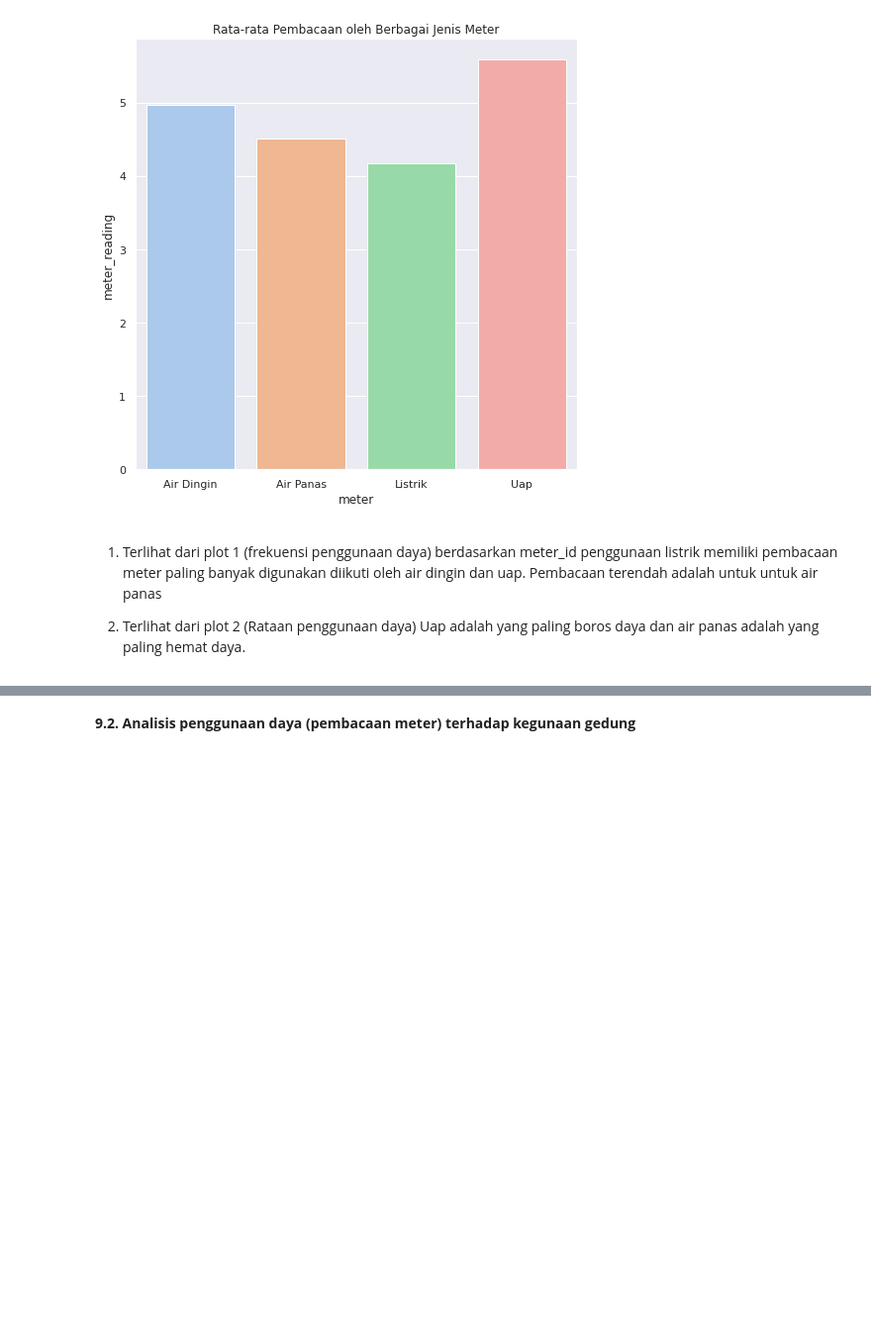
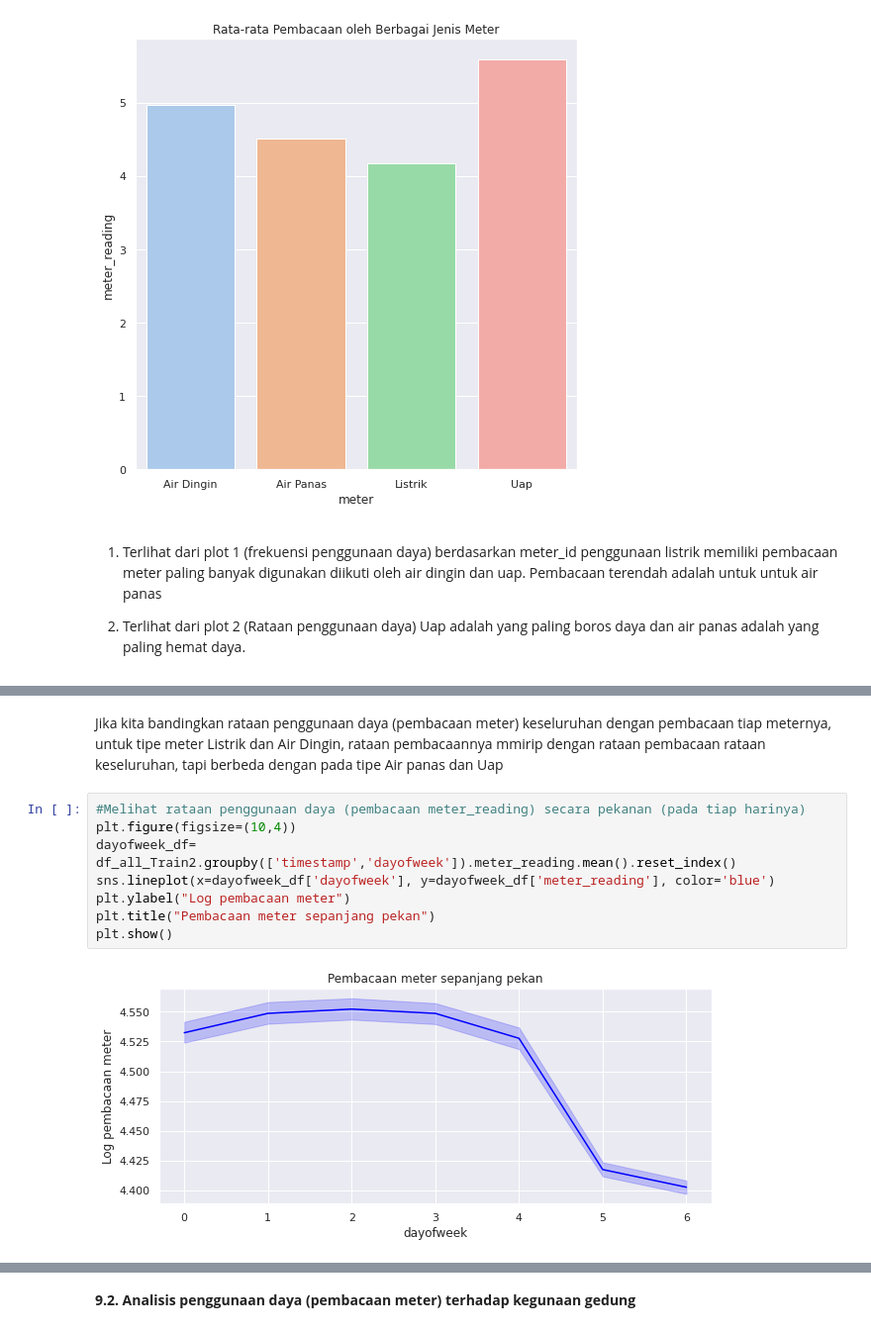
Before and after one commit to thyeaditungson29/myDataScience, a Jupyter notebook: EVDA_project22_UTS_dataFromKaggle.ipynb, the cells around one changed output, grey strips where cells are left out. Shown at 99% size. Saved outputs shown, nothing was run; the diff lists cells and outputs as text; blank space fills up the shorter version.

```diff
--- a/EVDA_project22_UTS_dataFromKaggle.ipynb
+++ b/EVDA_project22_UTS_dataFromKaggle.ipynb
@@ -1019,0 +1000,12 @@ Text(0.5, 1.0, 'Rata-rata Pembacaan oleh Berbagai Jenis Meter')
+# %% [markdown]
+Jika kita bandingkan rataan penggunaan daya (pembacaan meter) keseluruhan dengan pembacaan tiap meternya, untuk tipe meter Listrik dan Air Dingin, rataan pembacaannya mmirip dengan rataan pembacaan rataan keseluruhan, tapi berbeda dengan pada tipe Air panas dan Uap
+# %%
+#Melihat rataan penggunaan daya (pembacaan meter_reading) secara pekanan (pada tiap harinya)
+plt.figure(figsize=(10,4))
+dayofweek_df= df_all_Train2.groupby(['timestamp','dayofweek']).meter_reading.mean().reset_index()
+sns.lineplot(x=dayofweek_df['dayofweek'], y=dayofweek_df['meter_reading'], color='blue')
+plt.ylabel("Log pembacaan meter")
+plt.title("Pembacaan meter sepanjang pekan")
+plt.show()
+# %% [output]
+[figure, added]
```
Also changed, not shown: parts of 45 cells of this notebook.
